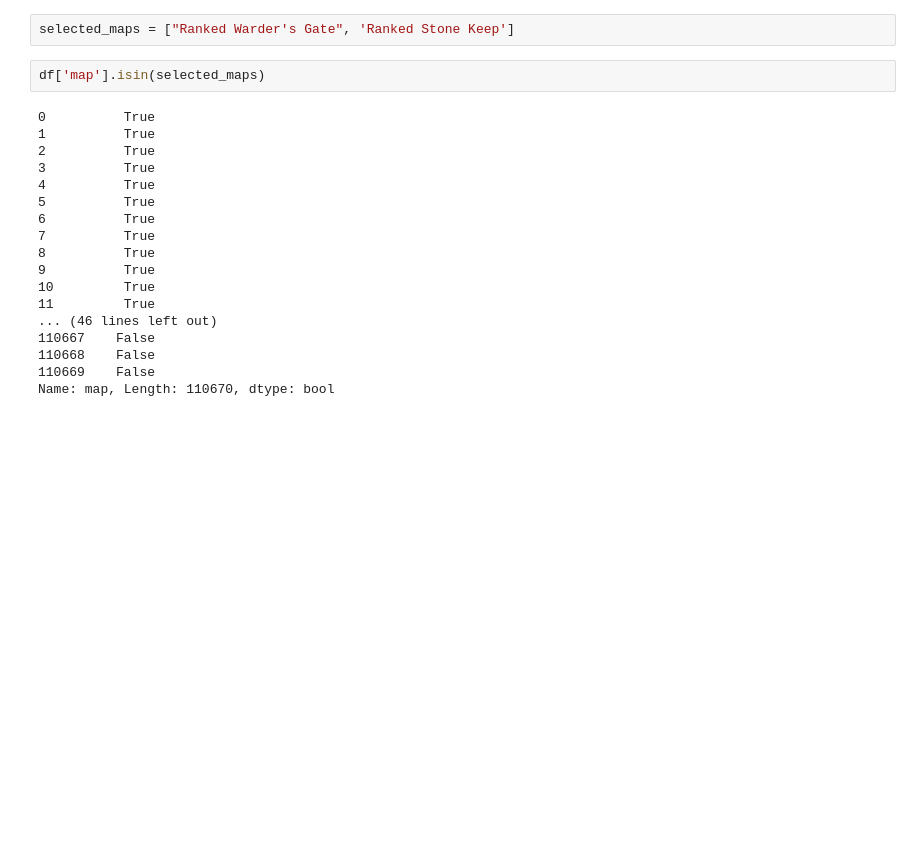
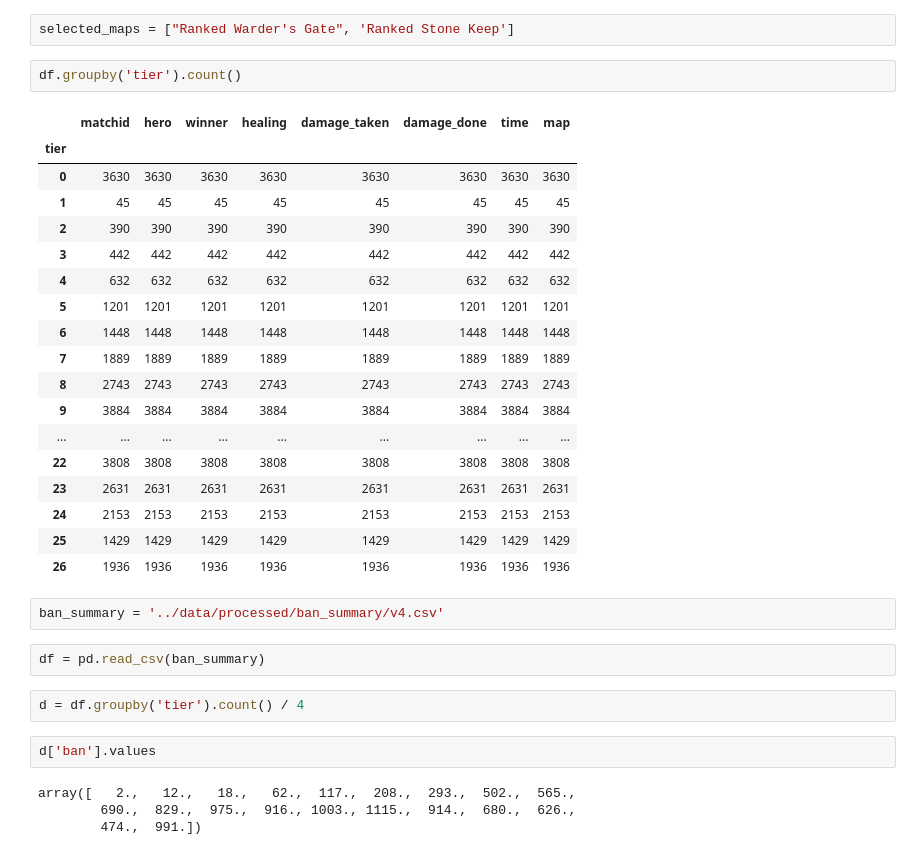
Before and after one commit to MattKovtun/PaladinsDataAnalysis, a Jupyter notebook: notebooks/Untitled2.ipynb, the cells around one changed output. Cells and saved outputs as stored; diff of their text form; blank space fills up the shorter version.

```diff
--- a/notebooks/Untitled2.ipynb
+++ b/notebooks/Untitled2.ipynb
@@ -77,23 +72,36 @@ array(["Ranked Warder's Gate", 'Ranked Stone Keep', 'Ranked Brightmarsh',
        'Ranked Splitstone Quarry'], dtype=object)
 # %%
 selected_maps = ["Ranked Warder's Gate", 'Ranked Stone Keep']
-# %%
-df['map'].isin(selected_maps)
-# %% [output]
-0          True
-1          True
-2          True
-3          True
-4          True
-5          True
-6          True
-7          True
-8          True
-9          True
-10         True
-11         True
-... (46 lines left out)
-110667    False
-110668    False
-110669    False
-Name: map, Length: 110670, dtype: bool
+# %%
+df.groupby('tier').count()
+# %% [output]
+|  | matchid | hero | winner | healing | damage_taken | damage_done | time | map |
+| tier |  |  |  |  |  |  |  |  |
+| 0 | 3630 | 3630 | 3630 | 3630 | 3630 | 3630 | 3630 | 3630 |
+| 1 | 45 | 45 | 45 | 45 | 45 | 45 | 45 | 45 |
+| 2 | 390 | 390 | 390 | 390 | 390 | 390 | 390 | 390 |
+| 3 | 442 | 442 | 442 | 442 | 442 | 442 | 442 | 442 |
+| 4 | 632 | 632 | 632 | 632 | 632 | 632 | 632 | 632 |
+| 5 | 1201 | 1201 | 1201 | 1201 | 1201 | 1201 | 1201 | 1201 |
+| 6 | 1448 | 1448 | 1448 | 1448 | 1448 | 1448 | 1448 | 1448 |
+| 7 | 1889 | 1889 | 1889 | 1889 | 1889 | 1889 | 1889 | 1889 |
+| 8 | 2743 | 2743 | 2743 | 2743 | 2743 | 2743 | 2743 | 2743 |
+| 9 | 3884 | 3884 | 3884 | 3884 | 3884 | 3884 | 3884 | 3884 |
+| ... | ... | ... | ... | ... | ... | ... | ... | ... |
+| 22 | 3808 | 3808 | 3808 | 3808 | 3808 | 3808 | 3808 | 3808 |
+| 23 | 2631 | 2631 | 2631 | 2631 | 2631 | 2631 | 2631 | 2631 |
+| 24 | 2153 | 2153 | 2153 | 2153 | 2153 | 2153 | 2153 | 2153 |
+| 25 | 1429 | 1429 | 1429 | 1429 | 1429 | 1429 | 1429 | 1429 |
+| 26 | 1936 | 1936 | 1936 | 1936 | 1936 | 1936 | 1936 | 1936 |
+# %%
+ban_summary = '../data/processed/ban_summary/v4.csv'
+# %%
+df = pd.read_csv(ban_summary)
+# %%
+d = df.groupby('tier').count() / 4
+# %%
+d['ban'].values
+# %% [output]
+array([   2.,   12.,   18.,   62.,  117.,  208.,  293.,  502.,  565.,
+        690.,  829.,  975.,  916., 1003., 1115.,  914.,  680.,  626.,
+        474.,  991.])
```
Also changed, not shown: parts of 1 cell of this notebook, 8 other files.
